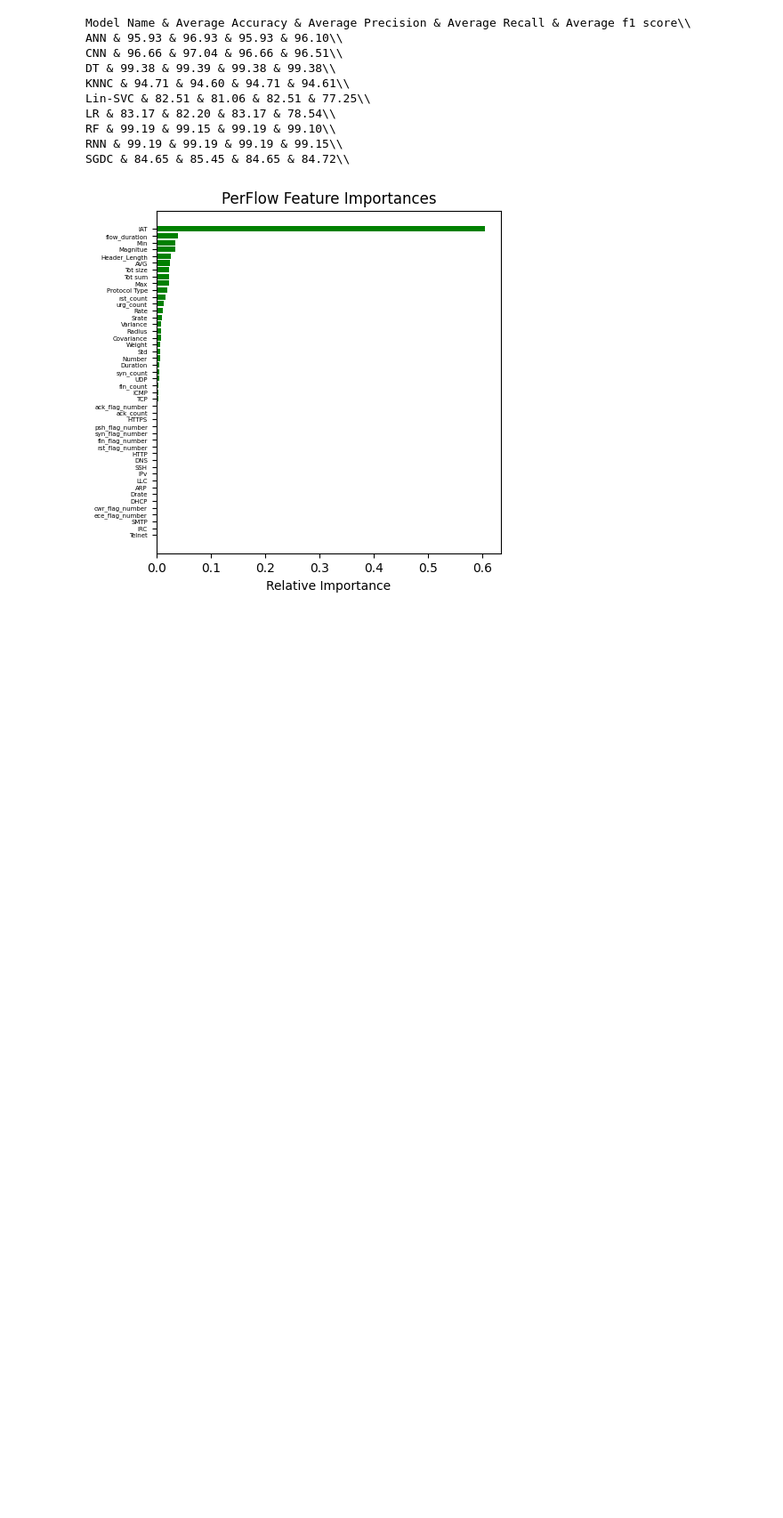
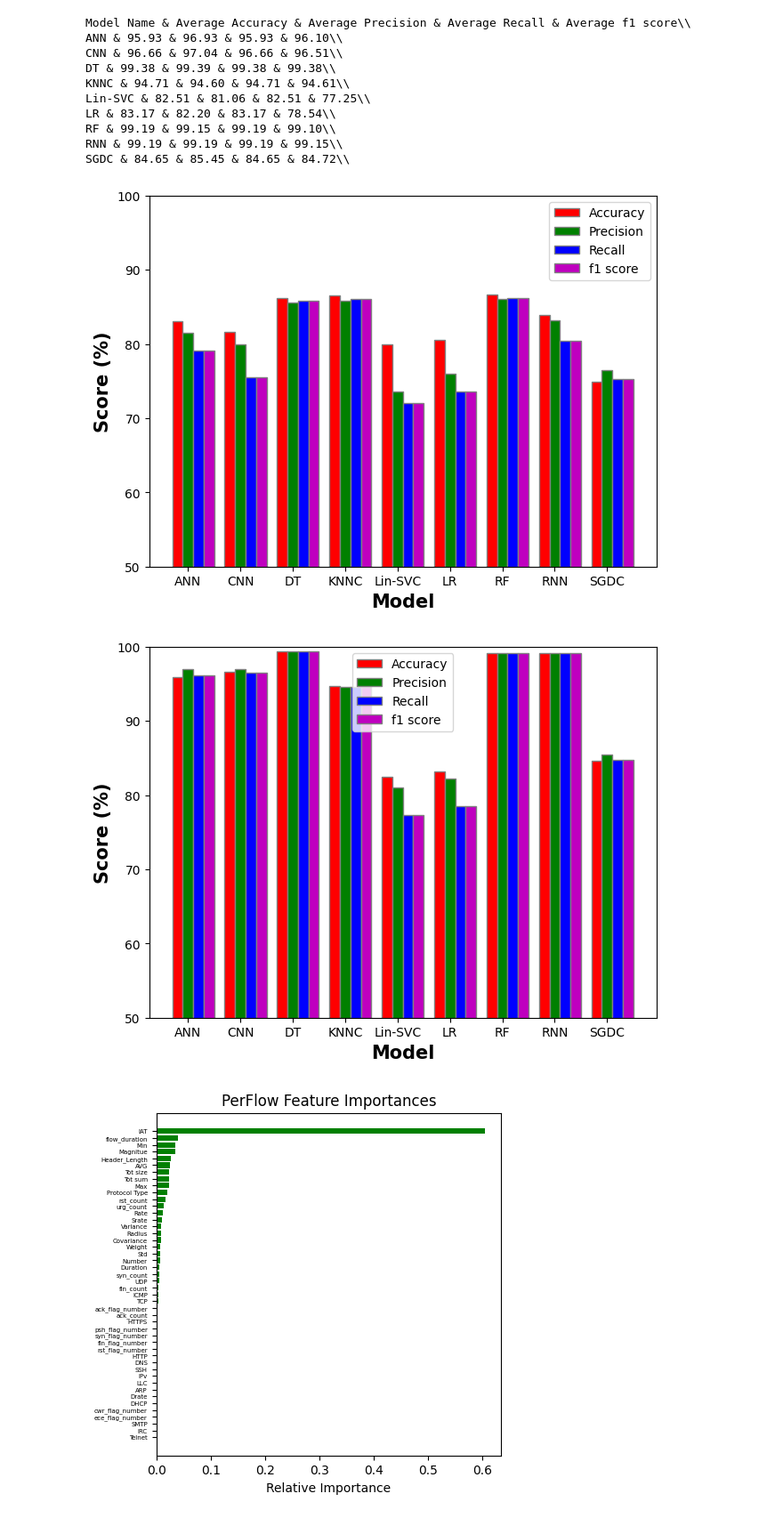
Before and after one commit to artiV4/Network-Attack-Detection, a Jupyter notebook: networkAttackClassification.ipynb, the cells around one changed output. Shown: that part at 89% size. Saved outputs shown, nothing was run; the diff lists cells and outputs as text; code cells hidden in the pictures; blank space fills up the shorter version.

Commit message:
figure correction

```diff
--- a/networkAttackClassification.ipynb
+++ b/networkAttackClassification.ipynb
@@ -1060,34 +1060,37 @@ multiplier = 0
 br1 = np.arange(len(resultsPerFlow))
 br2 = [i + width for i in br1]
 br3 = [i + width for i in br2]
 br4 = [i + width for i in br3]
 
 fig, ax = plt.subplots(layout="constrained")
 
 for result in resultsPerFlow:
     names.append(result.name)
     accuracies.append(result.acc_avg)
     precisions.append(result.prec_avg)
     recalls.append(result.recall_avg)
     f1s.append(result.f1_avg)
 
 plt.bar(br1, accuracies, color ='r', width = width,
         edgecolor ='grey', label ='Accuracy')
 plt.bar(br2, precisions, color ='g', width = width,
         edgecolor ='grey', label ='Precision')
 plt.bar(br3, f1s, color ='b', width = width,
         edgecolor ='grey', label ='Recall')
 plt.bar(br4, f1s, color ='m', width = width,
         edgecolor ='grey', label ='f1 score')
 
 plt.xlabel('Model', fontweight ='bold', fontsize = 15)
 plt.ylabel('Score (%)', fontweight ='bold', fontsize = 15)
 plt.xticks([r + width for r in range(len(names))],
         names)
-ax.set_ylim(0, 100)
+ax.set_ylim(50, 100)
 plt.legend()
 plt.savefig(fname='outputs/PerFlowBarPlot3.png')
 plt.show()
+# %% [output]
+[figure, added]
+[figure, added]
 # %%
 X_columns = [
     'flow_duration', 'Header_Length', 'Protocol Type', 'Duration',
```
Also changed, not shown: 4 other files.
